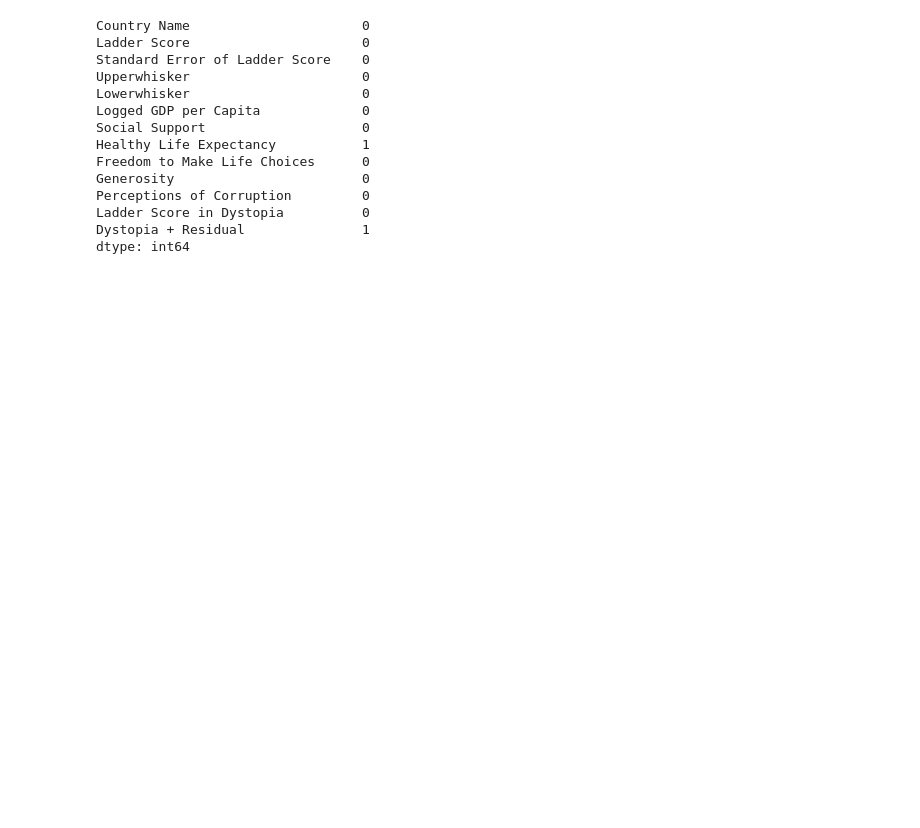
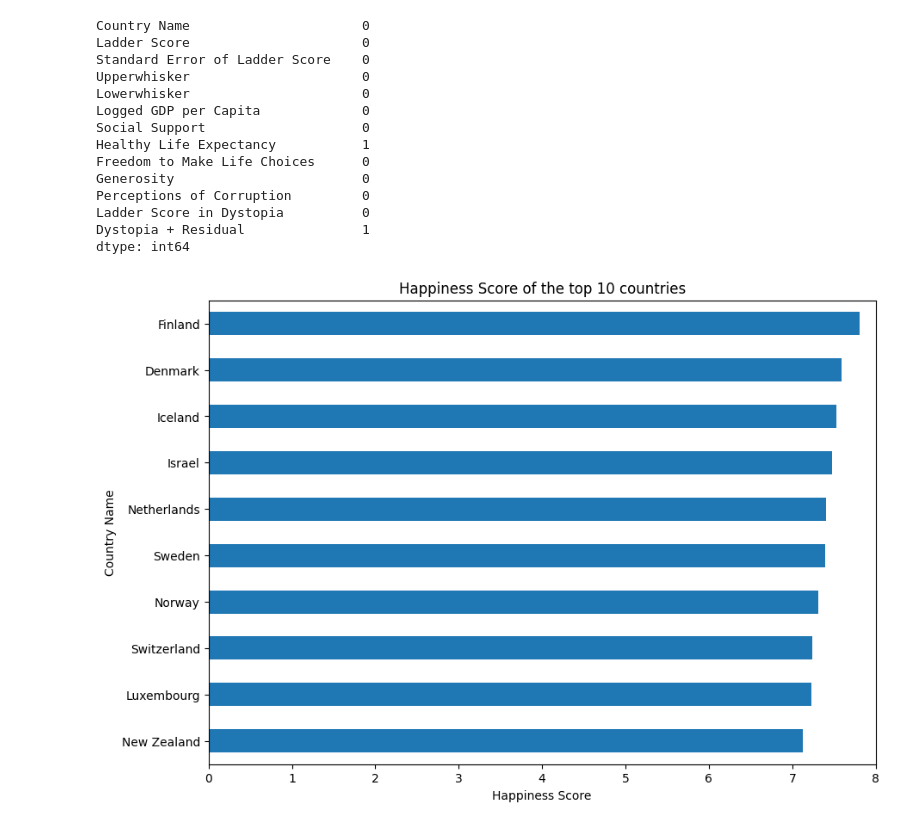
Before and after one commit to hasatsrnkn/World-Happiness-2023-Data-Analysis, a Jupyter notebook: code/main.ipynb, the cells around one changed output. Cells and saved outputs as stored; diff of their text form; code cells hidden in the pictures; blank space fills up the shorter version.

Commit message:
added some graphs

```diff
--- a/code/main.ipynb
+++ b/code/main.ipynb
@@ -84,3 +141,17 @@ Perceptions of Corruption         0
 Ladder Score in Dystopia          0
 Dystopia + Residual               1
 dtype: int64
+# %%
+data_plot = data.set_index('Country Name')
+data_plot = data_plot[0:10]['Ladder Score']
+
+fig, ax = plt.subplots(figsize = (10,7))                               # Plot sizes
+bar_plot = data_plot.plot.barh()                                       # Horizontal bar plot "barh"
+bar_plot.set_title('Happiness Score of the top 10 countries')
+bar_plot.set_xlabel('Happiness Score')
+bar_plot.invert_yaxis()                                                # The biggest to smallest
+plt.xlim(0,8)                                                          # change x-axis limits
+
+plt.show()
+# %% [output]
+[figure, added]
```
Also changed, not shown: parts of 3 cells of this notebook.
